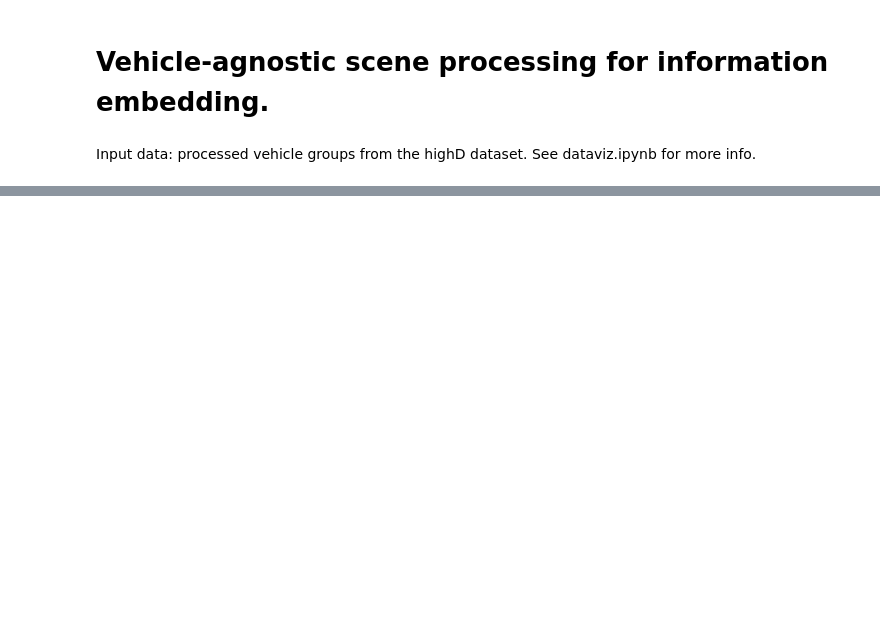
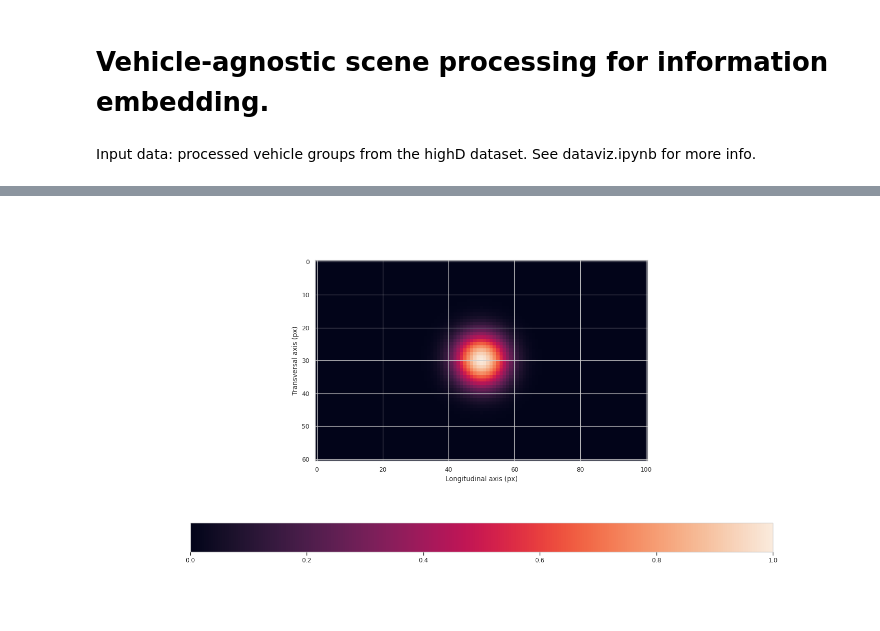
Before and after one commit to lmmartinez97/alphadrive_bp, a Jupyter notebook: highD/field_extraction.ipynb, the cells around one changed output, grey strips where cells are left out. Cells and saved outputs as stored; diff of their text form; code cells hidden in the pictures; blank space fills up the shorter version.

```diff
--- a/highD/field_extraction.ipynb
+++ b/highD/field_extraction.ipynb
@@ -178,0 +212,35 @@ plt.close('all')
+# %%
+def load_hdf5_dataset(dataset_path):
+    """
+    Load a dataset from an HDF5 file and return Keras-compatible data.
+
+    :param dataset_path: Path to the HDF5 file.
+    :return: Tuple (train_data, validation_data, test_data).
+    """
+    with h5py.File(dataset_path, "r") as hf:
+        # Load train, validation, and test datasets
+        train_data = np.array(hf["train"])
+        validation_data = np.array(hf["validation"])
+        test_data = np.array(hf["test"])
+
+    # Optionally, you can also load corresponding labels if they are present in the HDF5 file
+    # For example: train_labels = np.array(hf["train_labels"])
+
+    return train_data, validation_data, test_data
+# %%
+# Example usage:
+dataset_path = '/home/lmmartinez/Tesis/datasets/highD/images/01_images.hdf5'  # Replace with the path to your HDF5 file
+train_data, validation_data, test_data = load_hdf5_dataset(dataset_path)
+
+fig = plt.figure(figsize=(15, 8))
+
+#plot heatmap
+ax2d = fig.add_subplot()
+img = ax2d.imshow(train_data[8])
+ax2d.set_xlabel("Longitudinal axis (px)")
+ax2d.set_ylabel("Transversal axis (px)")
+fig.colorbar(img, orientation = 'horizontal', pad = 0.2)
+
+plt.show()
+# %% [output]
+[figure, added]
```
Also changed, not shown: parts of 9 cells of this notebook.
